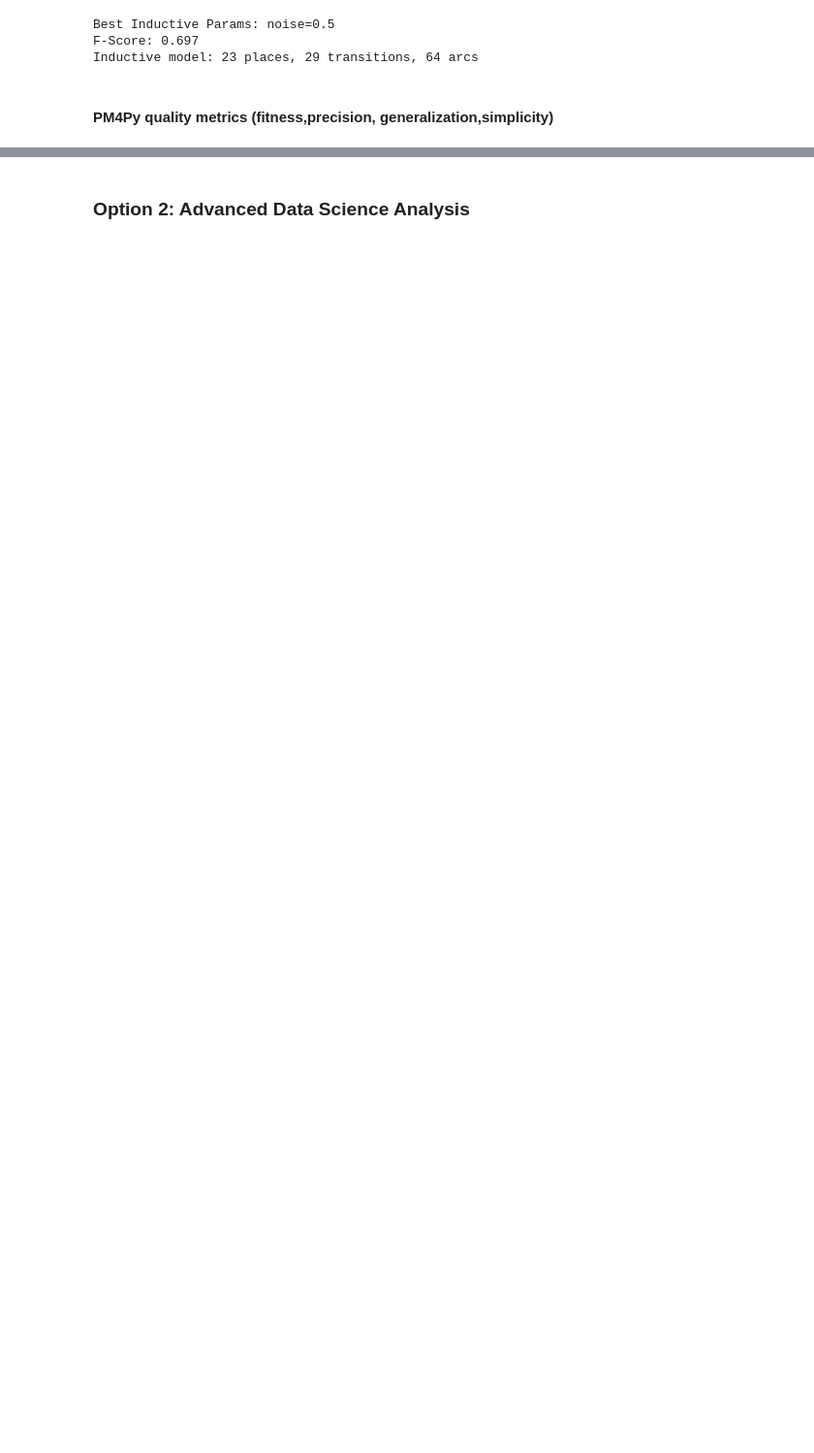
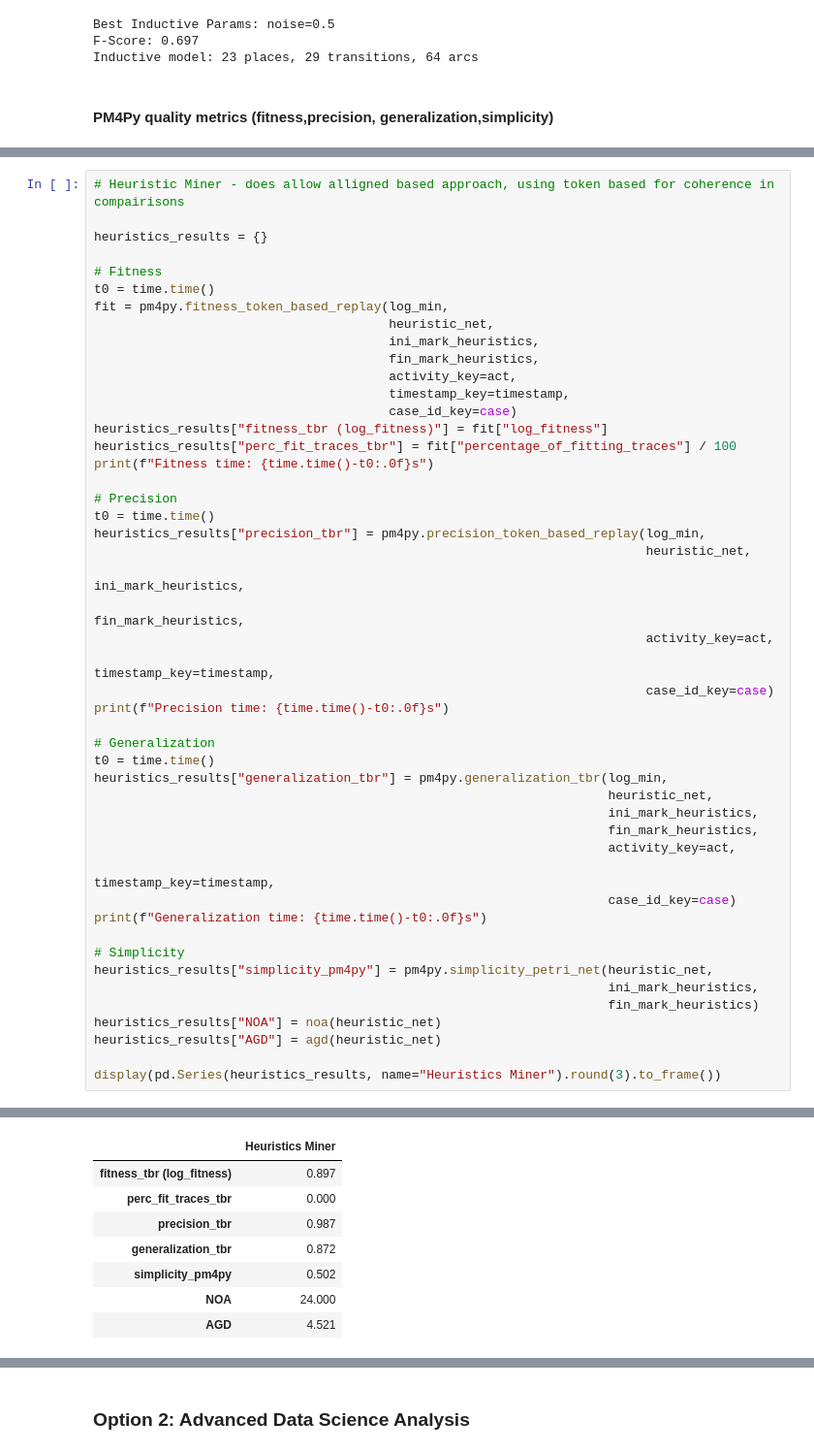
Before and after one commit to M1l3na24/First-Assignment-BPPSO-WS26-27, a Jupyter notebook: assignmentI.ipynb, the cells around one changed output, grey strips where cells are left out. Shown at 97% size. Saved outputs shown, nothing was run; the diff lists cells and outputs as text; blank space fills up the shorter version.

```diff
--- a/assignmentI.ipynb
+++ b/assignmentI.ipynb
@@ -1004,0 +1043,49 @@ print(f"Simplicity AGD: {agd_a:.2f}")
+# %%
+# Heuristic Miner - does allow alligned based approach, using token based for coherence in compairisons
+
+heuristics_results = {}
+
+# Fitness
+t0 = time.time()
+fit = pm4py.fitness_token_based_replay(log_min,
+                                       heuristic_net,
+                                       ini_mark_heuristics,
+                                       fin_mark_heuristics,
+                                       activity_key=act,
+                                       timestamp_key=timestamp,
+                                       case_id_key=case)
+heuristics_results["fitness_tbr (log_fitness)"] = fit["log_fitness"]
+heuristics_results["perc_fit_traces_tbr"] = fit["percentage_of_fitting_traces"] / 100
+print(f"Fitness time: {time.time()-t0:.0f}s")
+
+# Precision
+t0 = time.time()
+heuristics_results["precision_tbr"] = pm4py.precision_token_based_replay(log_min,
+                                                                         heuristic_net,
+                                                                         ini_mark_heuristics,
+                                                                         fin_mark_heuristics,
+                                                                         activity_key=act,
+                                                                         timestamp_key=timestamp,
+                                                                         case_id_key=case)
+print(f"Precision time: {time.time()-t0:.0f}s")
+
+# Generalization
+t0 = time.time()
+heuristics_results["generalization_tbr"] = pm4py.generalization_tbr(log_min,
+                                                                    heuristic_net,
+                                                                    ini_mark_heuristics,
+                                                                    fin_mark_heuristics,
+                                                                    activity_key=act,
+                                                                    timestamp_key=timestamp,
+                                                                    case_id_key=case)
+print(f"Generalization time: {time.time()-t0:.0f}s")
+
+# Simplicity
+heuristics_results["simplicity_pm4py"] = pm4py.simplicity_petri_net(heuristic_net,
+                                                                    ini_mark_heuristics,
+                                                                    fin_mark_heuristics)
+heuristics_results["NOA"] = noa(heuristic_net)
+heuristics_results["AGD"] = agd(heuristic_net)
+
+display(pd.Series(heuristics_results, name="Heuristics Miner").round(3).to_frame())
+# %% [output]
@@ -1004,0 +1095,8 @@ print(f"Simplicity AGD: {agd_a:.2f}")
+|  | Heuristics Miner |
+| fitness_tbr (log_fitness) | 0.897 |
+| perc_fit_traces_tbr | 0.000 |
+| precision_tbr | 0.987 |
+| generalization_tbr | 0.872 |
+| simplicity_pm4py | 0.502 |
+| NOA | 24.000 |
+| AGD | 4.521 |
```
Also changed, not shown: parts of 11 cells of this notebook, 8 other files.
